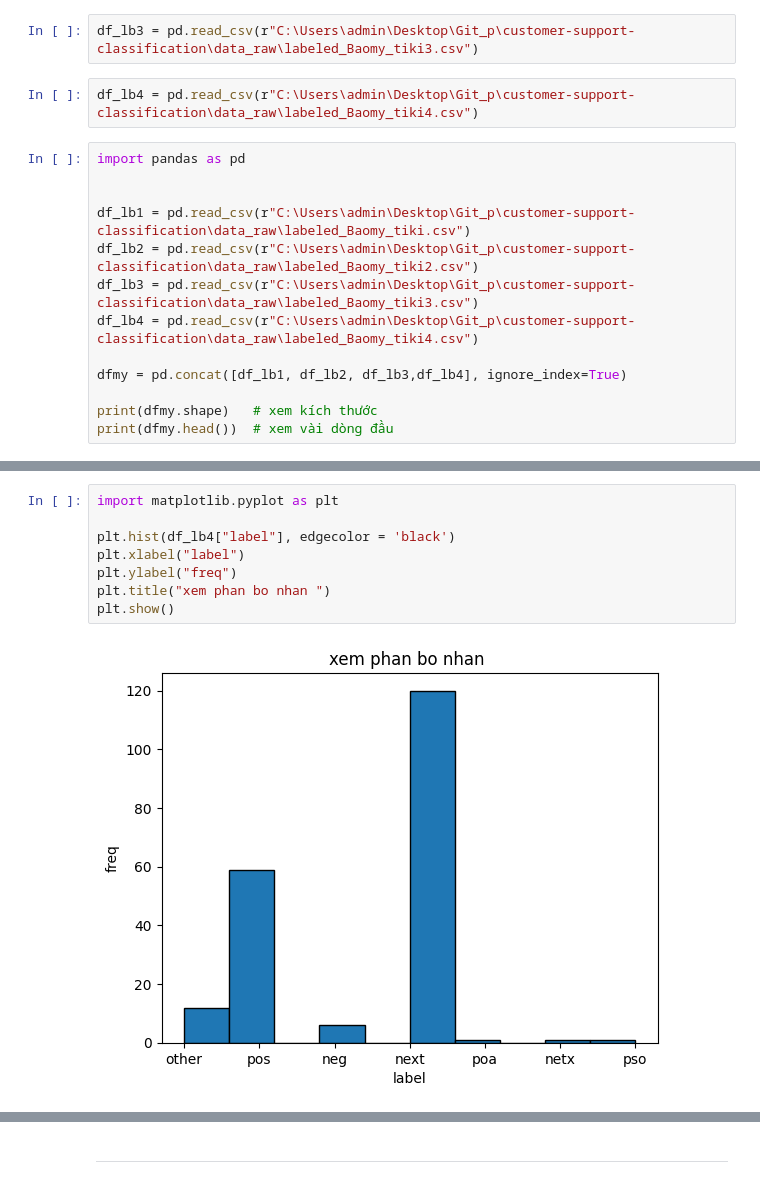
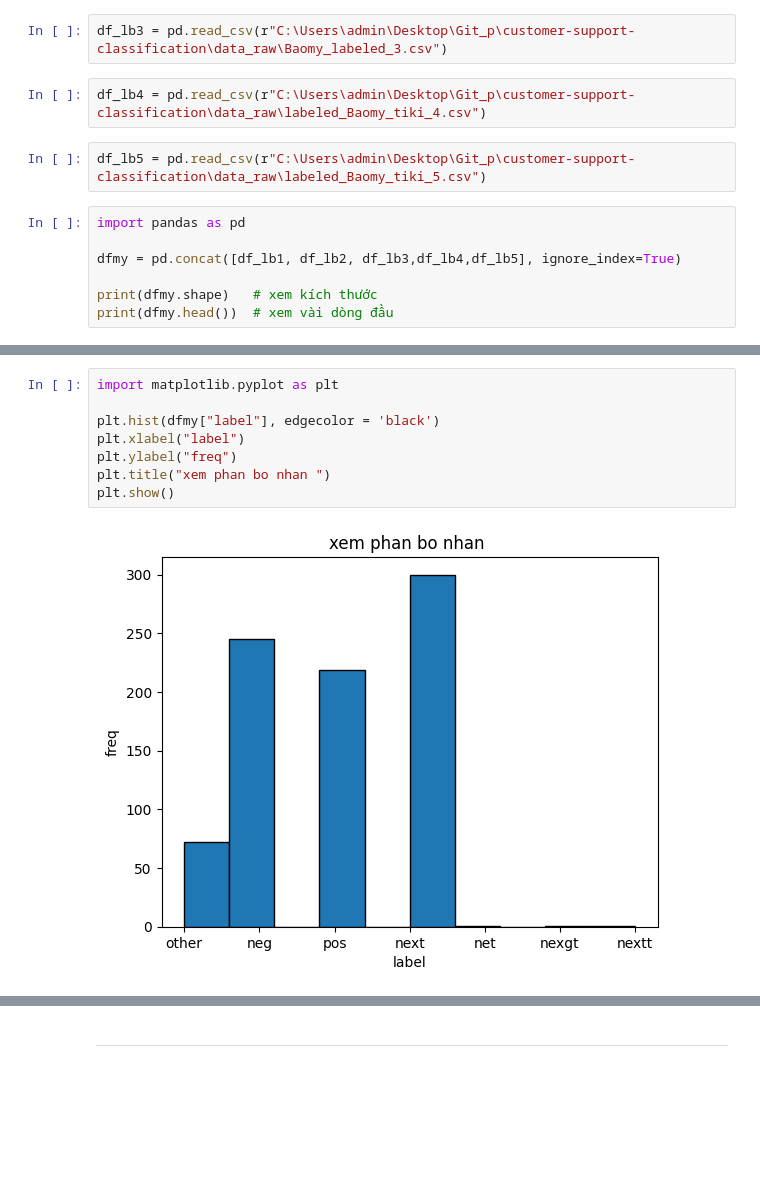
Before and after one commit to BaoMyTH/customer-support-classification, a Jupyter notebook: notebooks/baomy.ipynb, the cells around one changed output, grey strips where cells are left out. Drawn from its saved outputs; the diff is of its cells as text; blank space fills up the shorter version.

```diff
--- a/notebooks/baomy.ipynb
+++ b/notebooks/baomy.ipynb
@@ -7,17 +7,13 @@ df_lb2 = pd.read_csv(r"C:\Users\admin\Desktop\Git_p\customer-support-classificat
 # %%
-df_lb3 = pd.read_csv(r"C:\Users\admin\Desktop\Git_p\customer-support-classification\data_raw\labeled_Baomy_tiki3.csv")
+df_lb3 = pd.read_csv(r"C:\Users\admin\Desktop\Git_p\customer-support-classification\data_raw\Baomy_labeled_3.csv")
 # %%
-df_lb4 = pd.read_csv(r"C:\Users\admin\Desktop\Git_p\customer-support-classification\data_raw\labeled_Baomy_tiki4.csv")
+df_lb4 = pd.read_csv(r"C:\Users\admin\Desktop\Git_p\customer-support-classification\data_raw\labeled_Baomy_tiki_4.csv")
+# %%
+df_lb5 = pd.read_csv(r"C:\Users\admin\Desktop\Git_p\customer-support-classification\data_raw\labeled_Baomy_tiki_5.csv")
 # %%
 import pandas as pd
 
-
-df_lb1 = pd.read_csv(r"C:\Users\admin\Desktop\Git_p\customer-support-classification\data_raw\labeled_Baomy_tiki.csv")
-df_lb2 = pd.read_csv(r"C:\Users\admin\Desktop\Git_p\customer-support-classification\data_raw\labeled_Baomy_tiki2.csv")
-df_lb3 = pd.read_csv(r"C:\Users\admin\Desktop\Git_p\customer-support-classification\data_raw\labeled_Baomy_tiki3.csv")
-df_lb4 = pd.read_csv(r"C:\Users\admin\Desktop\Git_p\customer-support-classification\data_raw\labeled_Baomy_tiki4.csv")
-
-dfmy = pd.concat([df_lb1, df_lb2, df_lb3,df_lb4], ignore_index=True)
+dfmy = pd.concat([df_lb1, df_lb2, df_lb3,df_lb4,df_lb5], ignore_index=True)
 
 print(dfmy.shape)   # xem kích thước
 print(dfmy.head())  # xem vài dòng đầu
@@ -39,13 +35,13 @@ print(dfmy.head())  # xem vài dòng đầu
 # %%
 import matplotlib.pyplot as plt
 
-plt.hist(df_lb4["label"], edgecolor = 'black')
+plt.hist(dfmy["label"], edgecolor = 'black')
 plt.xlabel("label")
 plt.ylabel("freq")
 plt.title("xem phan bo nhan ")
 plt.show()
 # %% [output]
-[figure, old version]
+[figure, new version]
 # %%
 dfmy.info()
 # %% [output]
```
Also changed, not shown: parts of 24 cells of this notebook, 16 other files.
